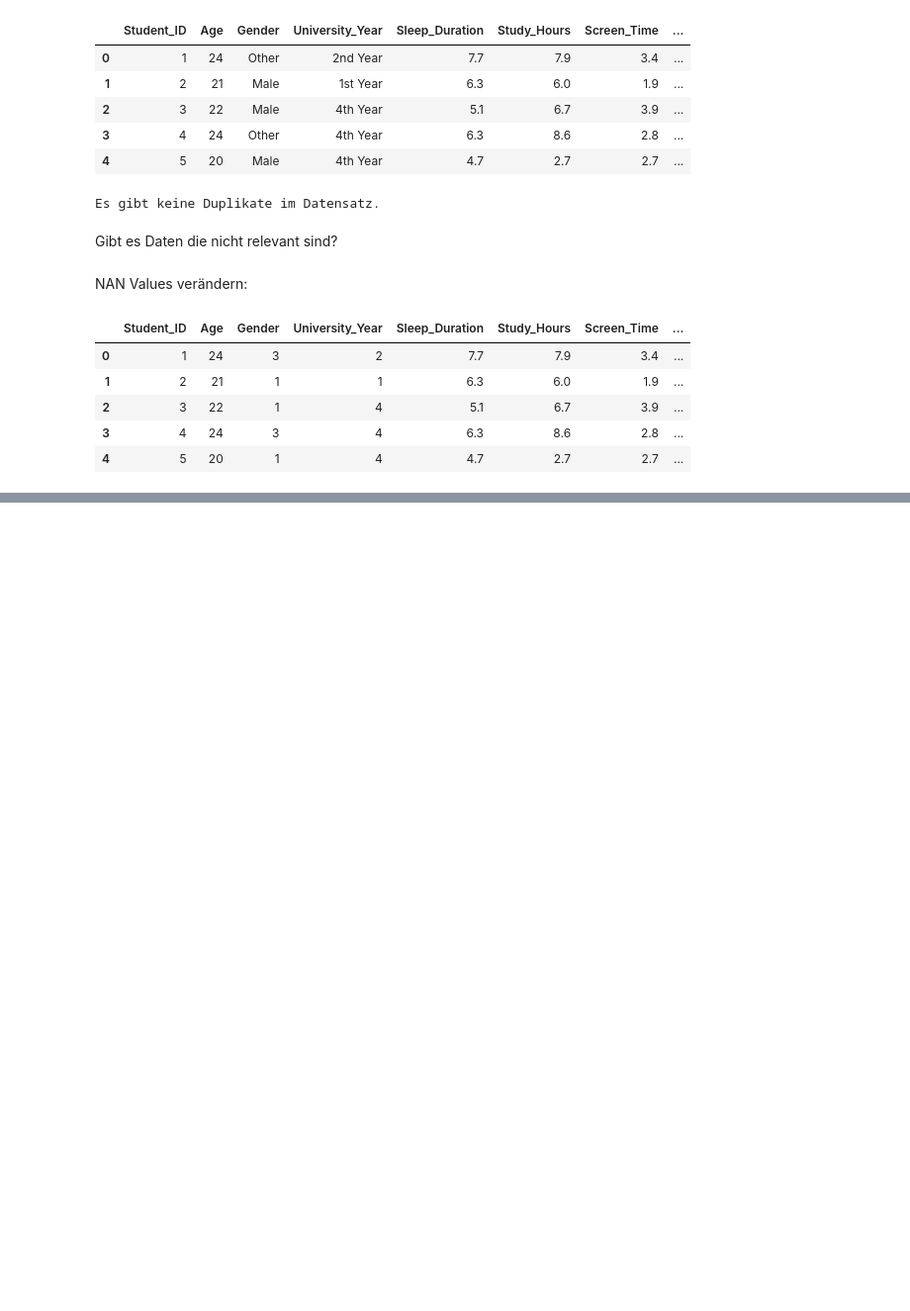
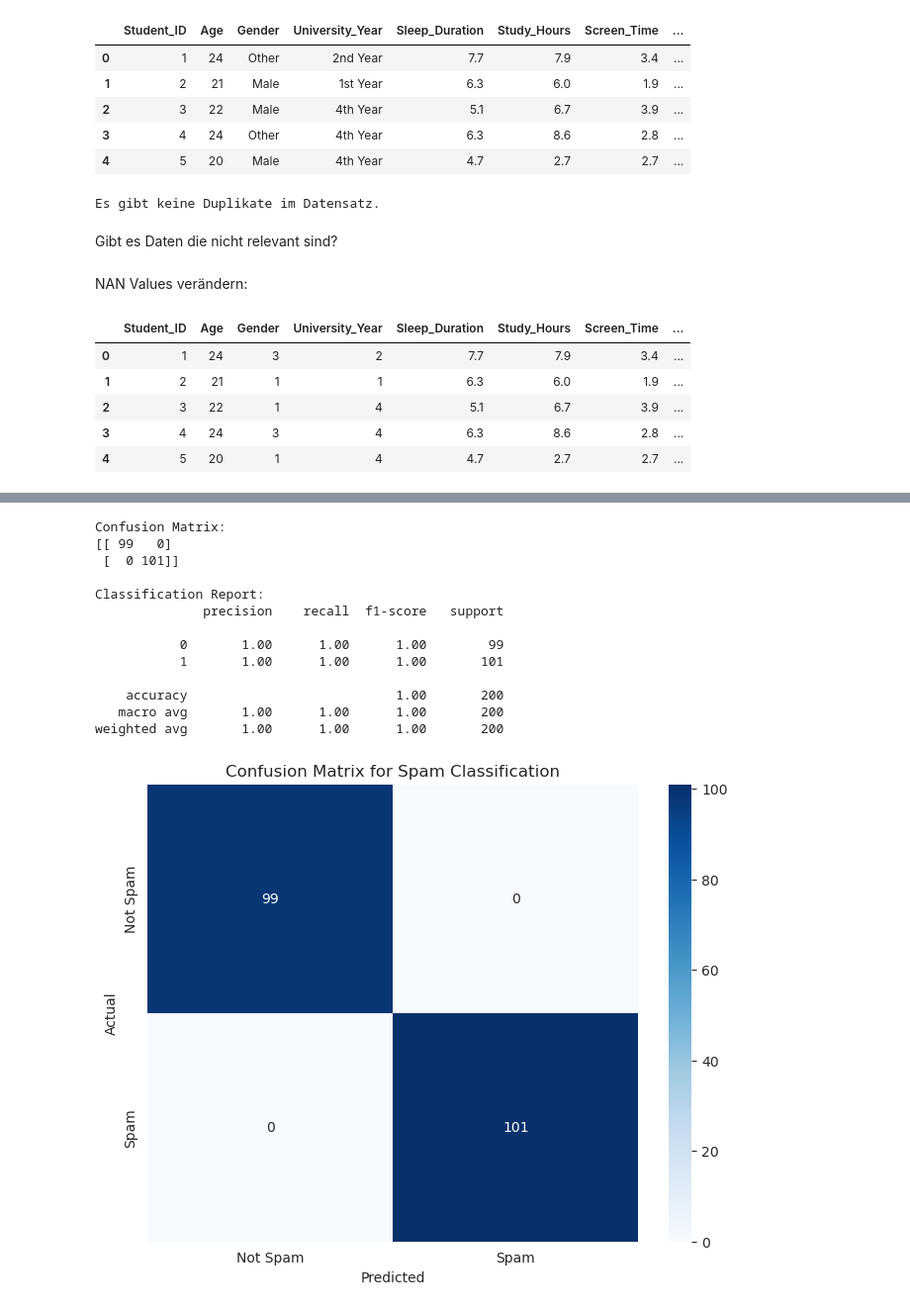
Before and after one commit to Niklas-Wag/Sleep_DSAI, a Jupyter notebook: SpamEmailClassification.ipynb, the cells around one changed output, grey strips where cells are left out. Shown: that part at 99% size. Drawn from its saved outputs; the diff is of its cells as text; code cells hidden in the pictures; blank space fills up the shorter version.

```diff
--- a/SpamEmailClassification.ipynb
+++ b/SpamEmailClassification.ipynb
@@ -223,0 +317,48 @@ sleep_dataset.head()
+# %%
+X = spam_dataset['message_content']
+y = spam_dataset['is_spam']
+
+# Convert text data to numerical data using TF-IDF Vectorizer
+vectorizer = TfidfVectorizer()
+X = vectorizer.fit_transform(X)
+
+# Split the dataset into training and testing sets
+X_train, X_test, y_train, y_test = train_test_split(X, y, test_size=0.2, random_state=42)
+
+# Train the Decision Tree model
+model = DecisionTreeClassifier(random_state=42)
+model.fit(X_train, y_train)
+
+# Make predictions
+y_pred = model.predict(X_test)
+
+# Evaluate the model
+conf_matrix = confusion_matrix(y_test, y_pred)
+print("Confusion Matrix:")
+print(conf_matrix)
+
+print("\nClassification Report:")
+print(classification_report(y_test, y_pred))
+
+# Visualize the confusion matrix
+plt.figure(figsize=(8, 6))
+sns.heatmap(conf_matrix, annot=True, fmt='d', cmap='Blues', xticklabels=['Not Spam', 'Spam'], yticklabels=['Not Spam', 'Spam'])
+plt.xlabel('Predicted')
+plt.ylabel('Actual')
+plt.title('Confusion Matrix for Spam Classification')
+plt.show()
+# %% [output]
+Confusion Matrix:
+[[ 99   0]
+ [  0 101]]
+
+Classification Report:
+              precision    recall  f1-score   support
+
+           0       1.00      1.00      1.00        99
+           1       1.00      1.00      1.00       101
+
+    accuracy                           1.00       200
+   macro avg       1.00      1.00      1.00       200
+weighted avg       1.00      1.00      1.00       200
+[figure, added]
```
Also changed, not shown: parts of 7 cells of this notebook.
